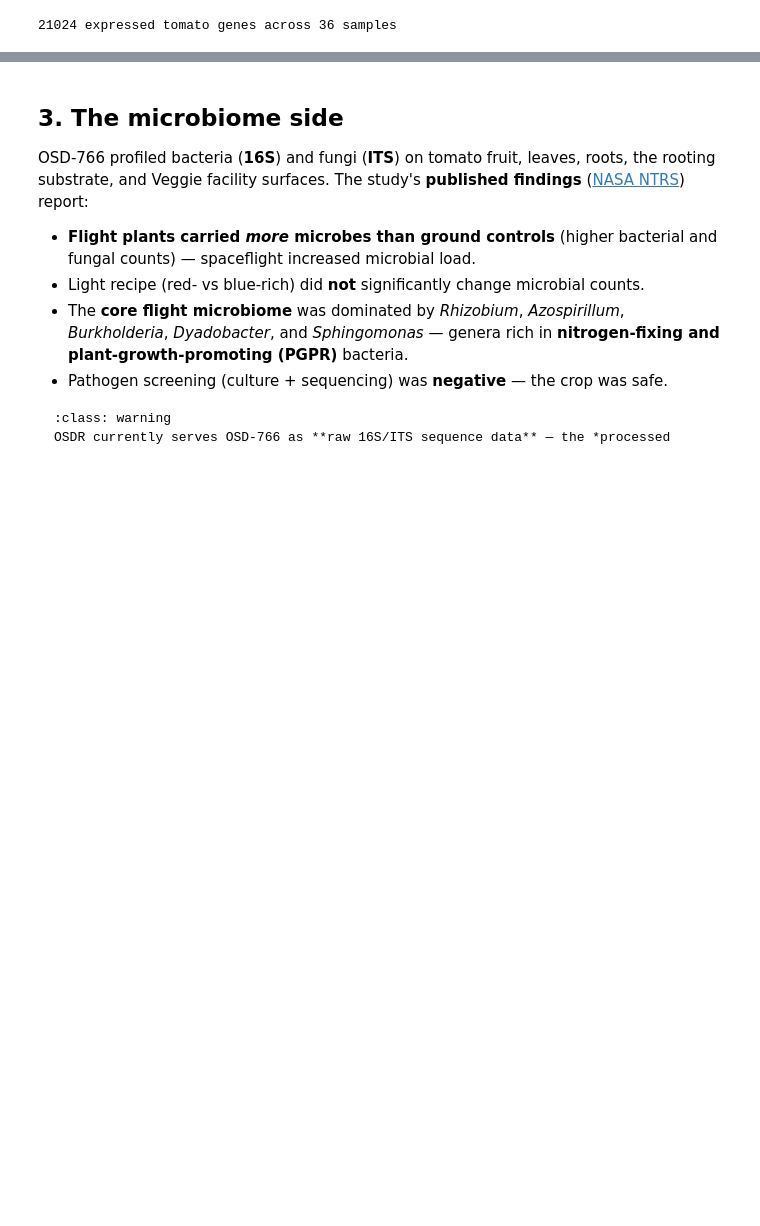
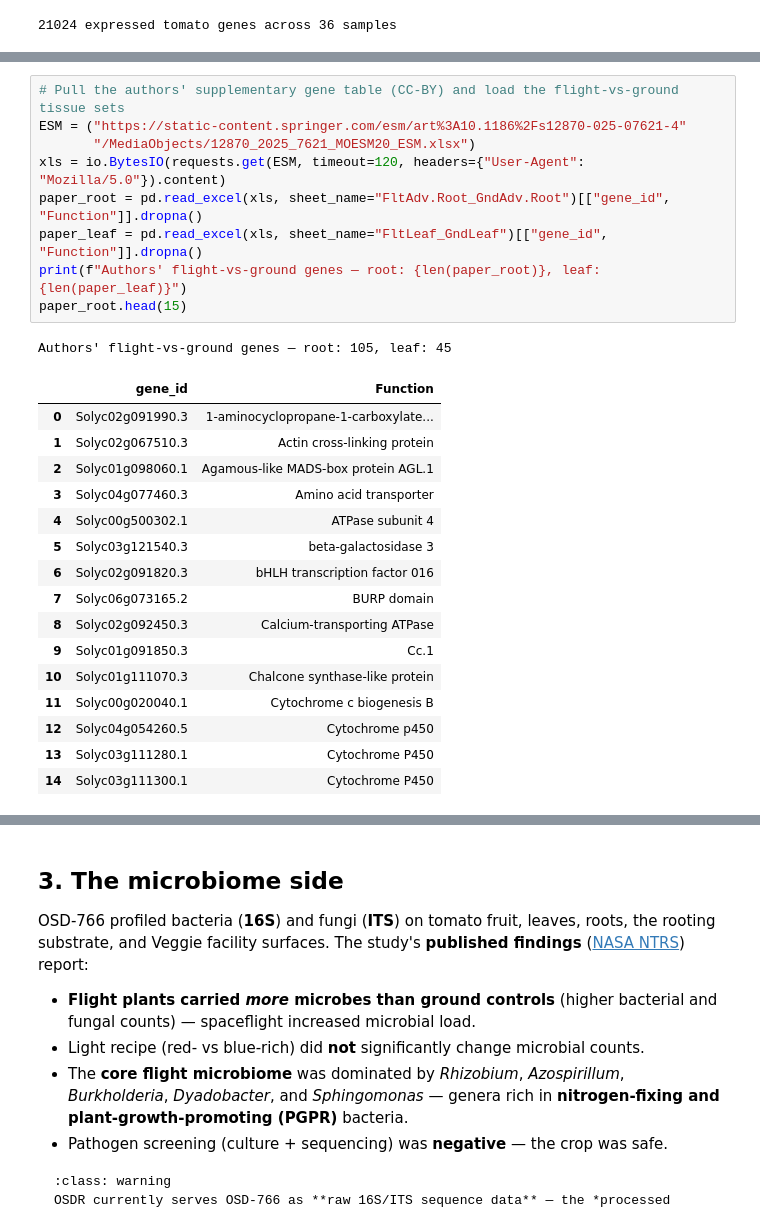
Before and after one commit to dr-richard-barker/OSDR_juypter_book.io, a Jupyter notebook: chapters/OSDR_tomato_microbiome.ipynb, the cells around one changed output, grey strips where cells are left out. Cells and saved outputs as stored; diff of their text form; blank space fills up the shorter version.

```diff
--- a/chapters/OSDR_tomato_microbiome.ipynb
+++ b/chapters/OSDR_tomato_microbiome.ipynb
@@ -114,0 +123,27 @@ fig.show()
+# %%
+# Pull the authors' supplementary gene table (CC-BY) and load the flight-vs-ground tissue sets
+ESM = ("https://static-content.springer.com/esm/art%3A10.1186%2Fs12870-025-07621-4"
+       "/MediaObjects/12870_2025_7621_MOESM20_ESM.xlsx")
+xls = io.BytesIO(requests.get(ESM, timeout=120, headers={"User-Agent": "Mozilla/5.0"}).content)
+paper_root = pd.read_excel(xls, sheet_name="FltAdv.Root_GndAdv.Root")[["gene_id", "Function"]].dropna()
+paper_leaf = pd.read_excel(xls, sheet_name="FltLeaf_GndLeaf")[["gene_id", "Function"]].dropna()
+print(f"Authors' flight-vs-ground genes — root: {len(paper_root)}, leaf: {len(paper_leaf)}")
+paper_root.head(15)
+# %% [output]
+Authors' flight-vs-ground genes — root: 105, leaf: 45
+|  | gene_id | Function |
+| 0 | Solyc02g091990.3 | 1-aminocyclopropane-1-carboxylate... |
+| 1 | Solyc02g067510.3 | Actin cross-linking protein |
+| 2 | Solyc01g098060.1 | Agamous-like MADS-box protein AGL.1 |
+| 3 | Solyc04g077460.3 | Amino acid transporter |
+| 4 | Solyc00g500302.1 | ATPase subunit 4 |
+| 5 | Solyc03g121540.3 | beta-galactosidase 3 |
+| 6 | Solyc02g091820.3 | bHLH transcription factor 016 |
+| 7 | Solyc06g073165.2 | BURP domain |
+| 8 | Solyc02g092450.3 | Calcium-transporting ATPase |
+| 9 | Solyc01g091850.3 | Cc.1 |
+| 10 | Solyc01g111070.3 | Chalcone synthase-like protein |
+| 11 | Solyc00g020040.1 | Cytochrome c biogenesis B |
+| 12 | Solyc04g054260.5 | Cytochrome p450 |
+| 13 | Solyc03g111280.1 | Cytochrome P450 |
+| 14 | Solyc03g111300.1 | Cytochrome P450 |
```
Also changed, not shown: parts of 3 cells of this notebook, 1 other file.
